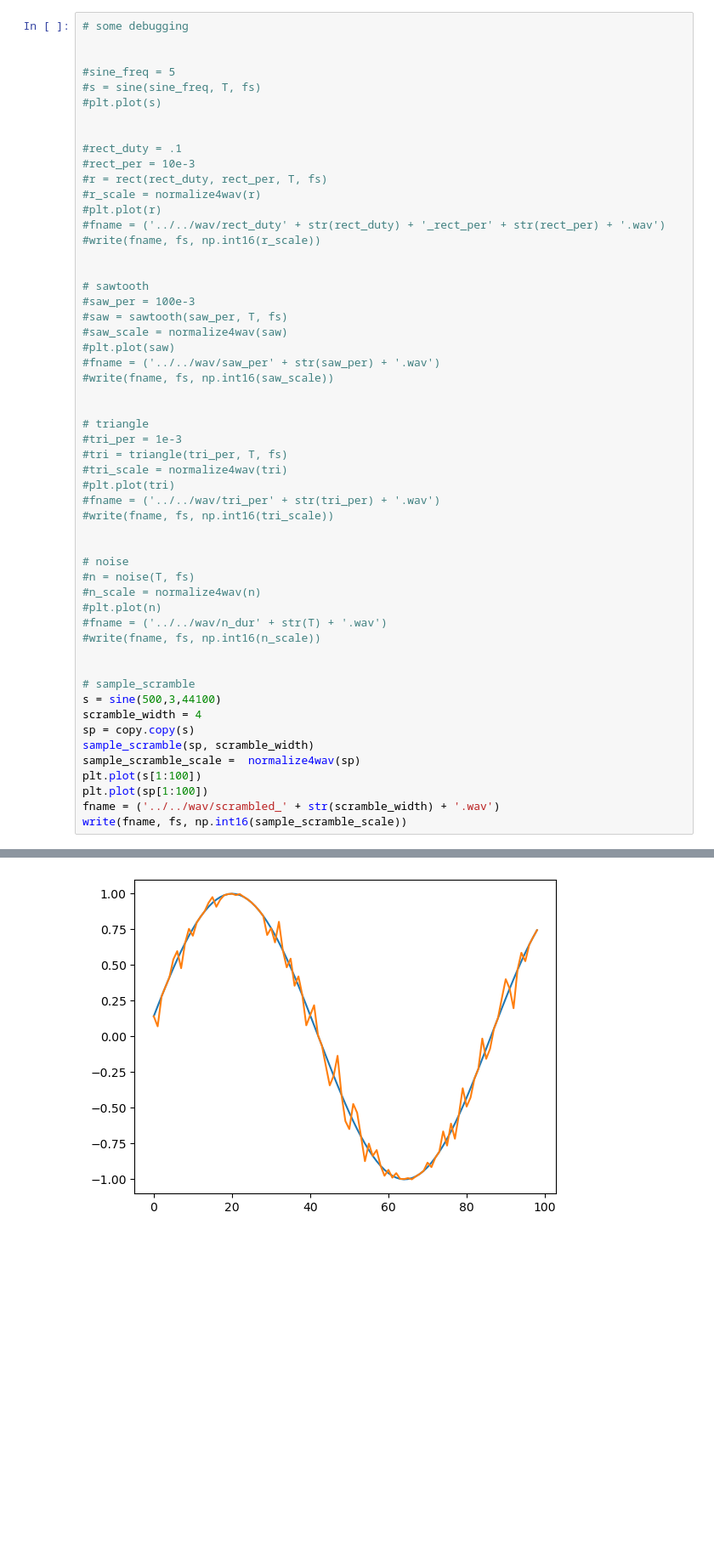
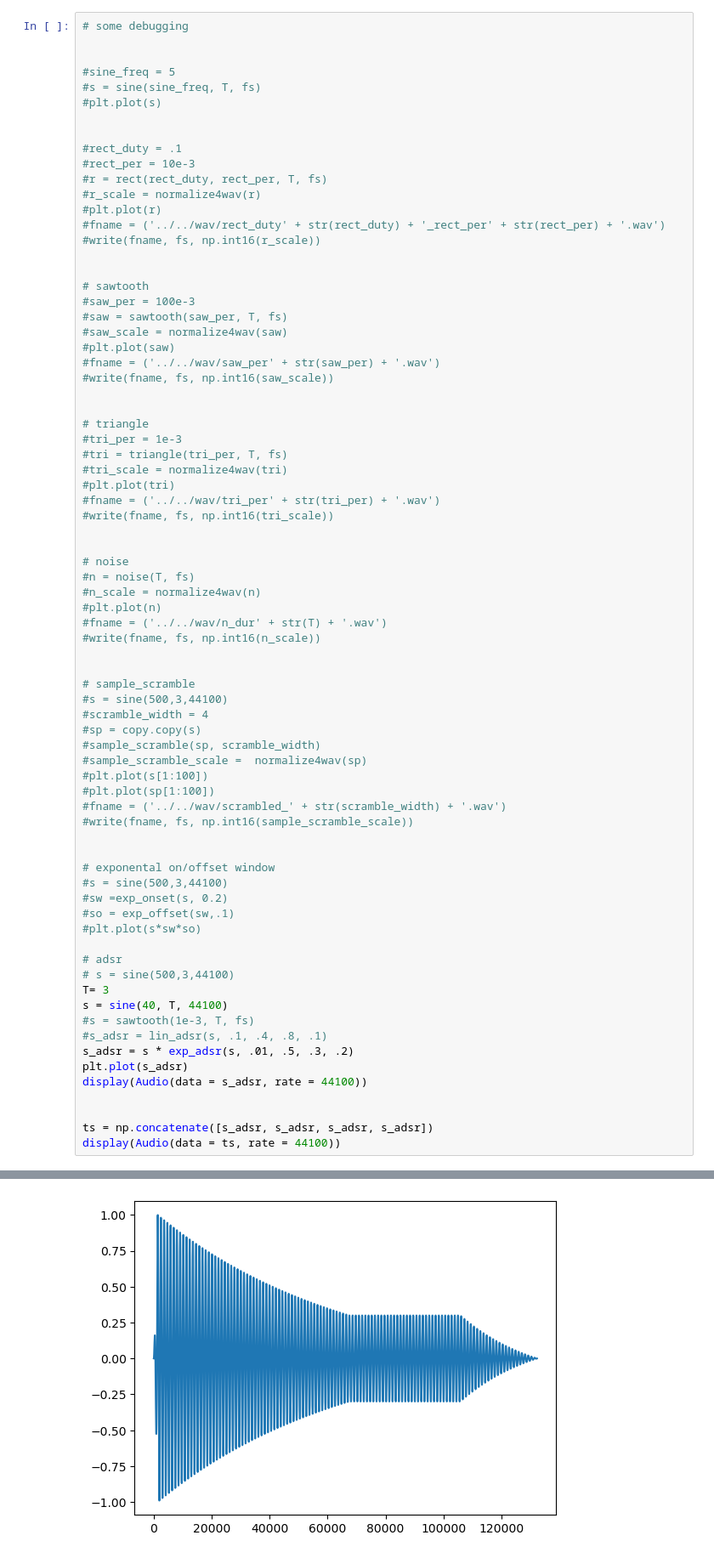
Before and after one commit to fullstacksandbox23/reveal_dtu_learn, a Jupyter notebook: revealjs/DTU-22051/py/canidothat/canirdothat_synth.ipynb, the cells around one changed output, grey strips where cells are left out. Shown at 85% size. Drawn from its saved outputs; the diff is of its cells as text; blank space fills up the shorter version.

```diff
--- a/revealjs/DTU-22051/py/canidothat/canirdothat_synth.ipynb
+++ b/revealjs/DTU-22051/py/canidothat/canirdothat_synth.ipynb
@@ -147,13 +204,34 @@ def normalize4wav(sig):
 
 
 # sample_scramble
-s = sine(500,3,44100)
-scramble_width = 4
-sp = copy.copy(s)
-sample_scramble(sp, scramble_width)
-sample_scramble_scale =  normalize4wav(sp)
-plt.plot(s[1:100])
-plt.plot(sp[1:100])
-fname = ('../../wav/scrambled_' + str(scramble_width) + '.wav')
-write(fname, fs, np.int16(sample_scramble_scale))
+#s = sine(500,3,44100)
+#scramble_width = 4
+#sp = copy.copy(s)
+#sample_scramble(sp, scramble_width)
+#sample_scramble_scale =  normalize4wav(sp)
+#plt.plot(s[1:100])
+#plt.plot(sp[1:100])
+#fname = ('../../wav/scrambled_' + str(scramble_width) + '.wav')
+#write(fname, fs, np.int16(sample_scramble_scale))
+
+
+# exponental on/offset window
+#s = sine(500,3,44100)
+#sw =exp_onset(s, 0.2)
+#so = exp_offset(sw,.1)
+#plt.plot(s*sw*so)
+
+# adsr
+# s = sine(500,3,44100)
+T= 3
+s = sine(40, T, 44100)
+#s = sawtooth(1e-3, T, fs)
+#s_adsr = lin_adsr(s, .1, .4, .8, .1)
+s_adsr = s * exp_adsr(s, .01, .5, .3, .2)
+plt.plot(s_adsr)
+display(Audio(data = s_adsr, rate = 44100))
+
+
+ts = np.concatenate([s_adsr, s_adsr, s_adsr, s_adsr])
+display(Audio(data = ts, rate = 44100))
 # %% [output]
@@ -161 +240 @@ FileNotFoundError: [Errno 2] No such file or directory: '../../wav/scrambled_4.w
-[figure, old version]
+[figure, new version]
```
Also changed, not shown: parts of 4 cells of this notebook.
